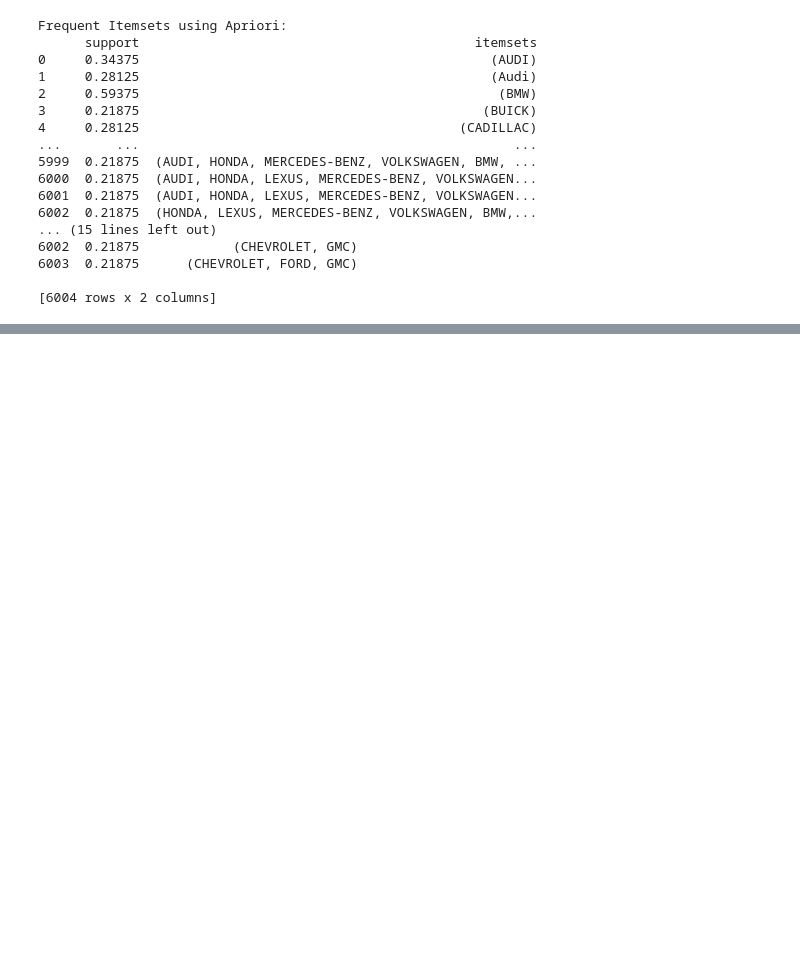
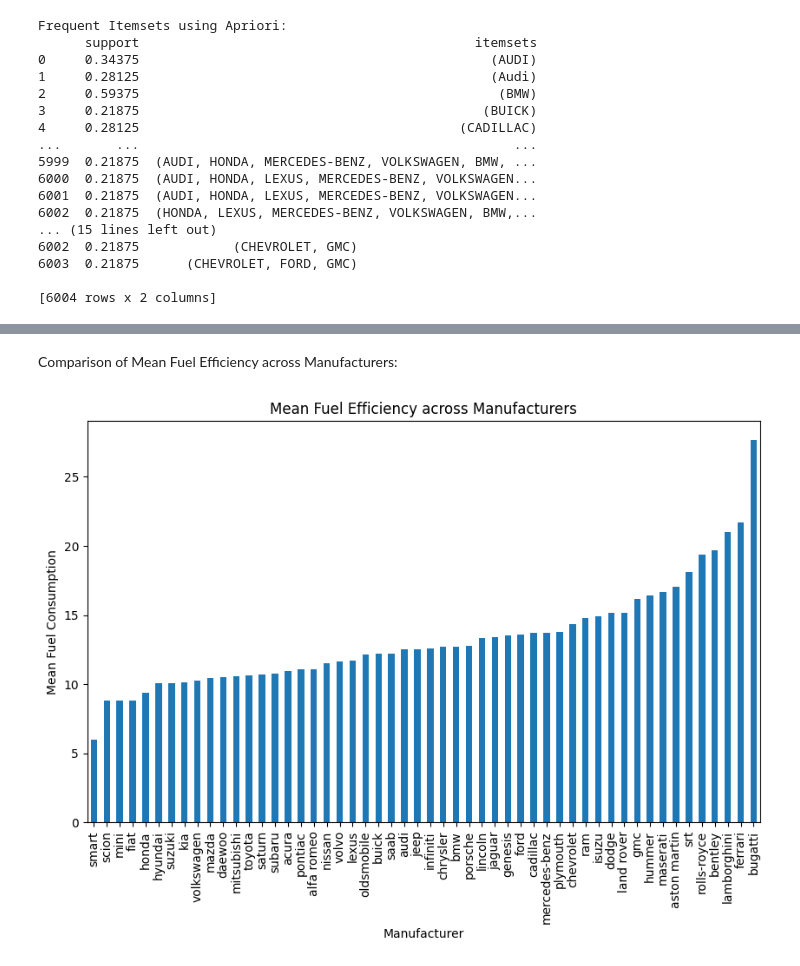
Before and after one commit to Milinda96/UoM_DM_Group_07, a Jupyter notebook: In23_S3_CS5227_DM_Group_7.ipynb, the cells around one changed output, grey strips where cells are left out. Cells and saved outputs as stored; diff of their text form; code cells hidden in the pictures; blank space fills up the shorter version.

```diff
--- a/In23_S3_CS5227_DM_Group_7.ipynb
+++ b/In23_S3_CS5227_DM_Group_7.ipynb
@@ -962,0 +1094,15 @@ Lowest fuel efficient vehicle class: Station wagon: Small (lowest make: Kia)
+# %% [markdown]
+Comparison of Mean Fuel Efficiency across Manufacturers:
+# %%
+# Group by manufacturer to compare mean fuel efficiency
+mean_fuel_efficiency = selected_data.groupby('MAKE')['FUEL CONSUMPTION'].mean().sort_values()
+
+# Bar plot of mean fuel efficiency across manufacturers
+plt.figure(figsize=(10, 6))
+mean_fuel_efficiency.plot(kind='bar')
+plt.xlabel('Manufacturer')
+plt.ylabel('Mean Fuel Consumption')
+plt.title('Mean Fuel Efficiency across Manufacturers')
+plt.show()
+# %% [output]
+[figure, added]
```
Also changed, not shown: parts of 17 cells of this notebook.
